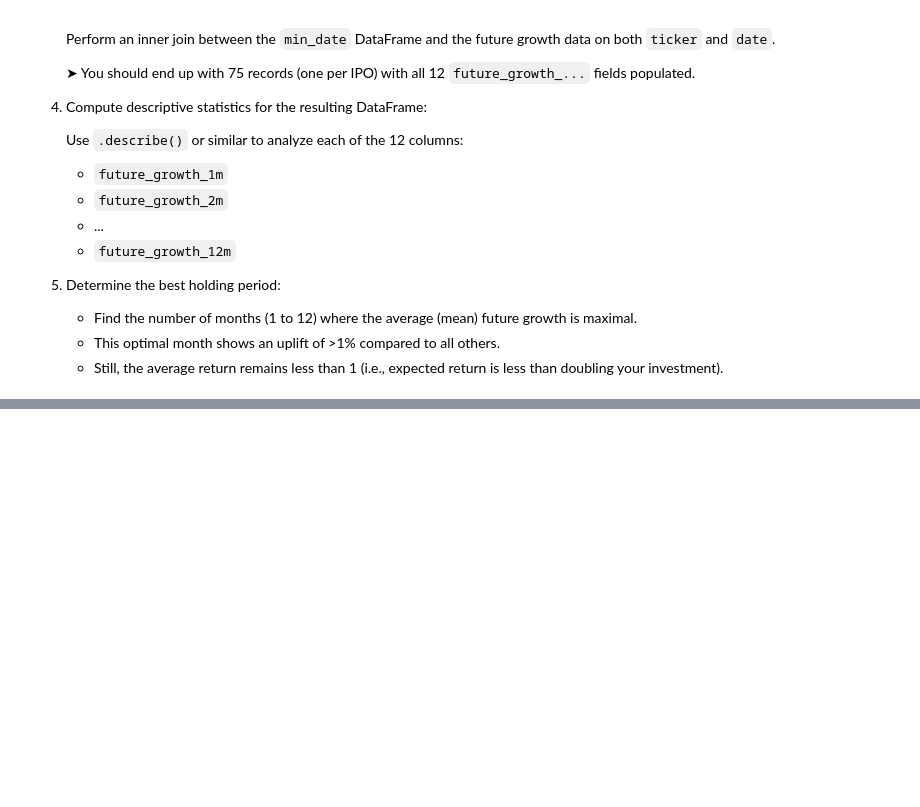
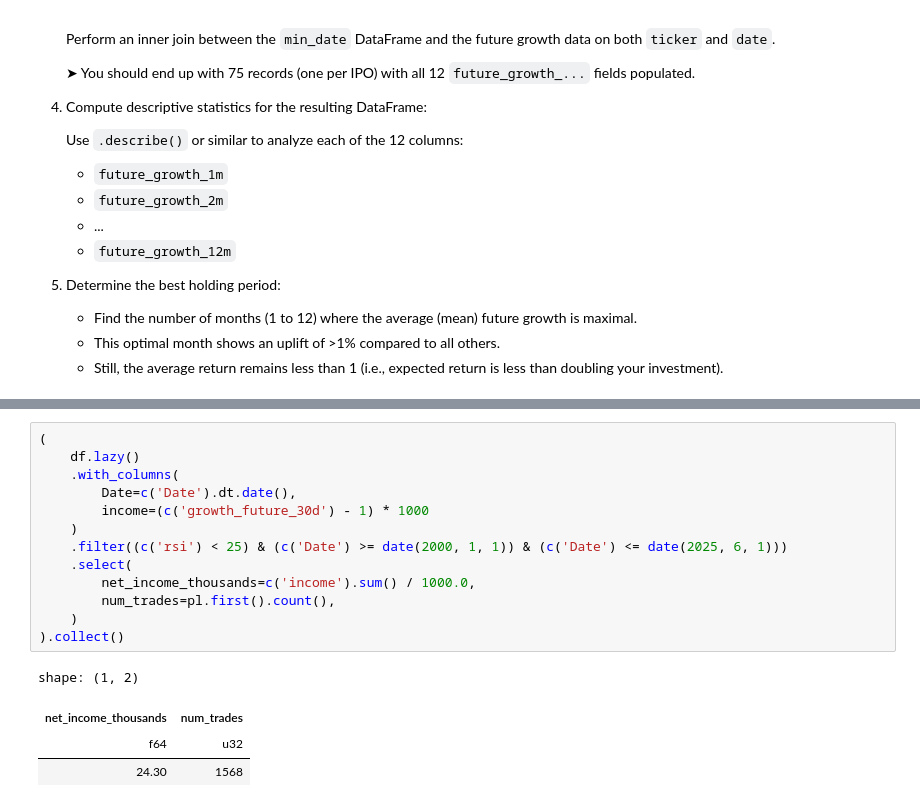
Before and after one commit to shaolang/smaz, a Jupyter notebook: homework2.ipynb, the cells around one changed output, grey strips where cells are left out. Cells and saved outputs as stored; diff of their text form; blank space fills up the shorter version.

```diff
--- a/homework2.ipynb
+++ b/homework2.ipynb
@@ -358,0 +450,18 @@ shape: (12, 2)
+# %%
+(
+    df.lazy()
+    .with_columns(
+        Date=c('Date').dt.date(),
+        income=(c('growth_future_30d') - 1) * 1000
+    )
+    .filter((c('rsi') < 25) & (c('Date') >= date(2000, 1, 1)) & (c('Date') <= date(2025, 6, 1)))
+    .select(
+        net_income_thousands=c('income').sum() / 1000.0,
+        num_trades=pl.first().count(),
+    )
+).collect()
+# %% [output]
+shape: (1, 2)
+| net_income_thousands | num_trades |
+| f64 | u32 |
+| 24.30 | 1568 |
```
Also changed, not shown: parts of 4 cells of this notebook.
